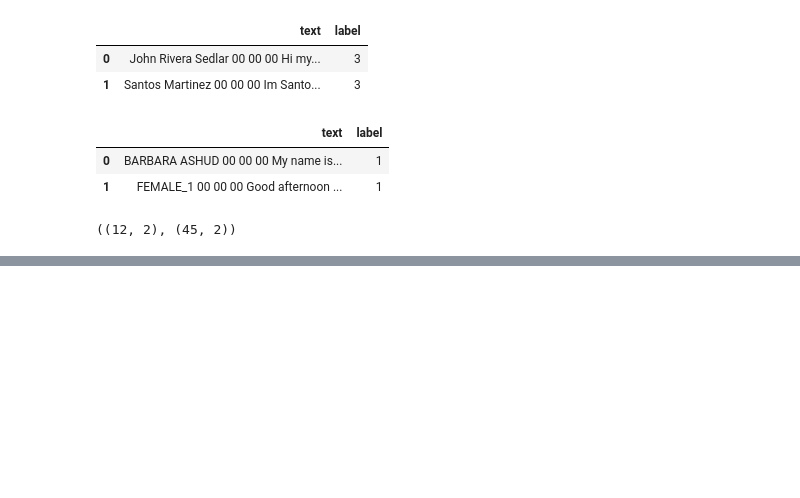
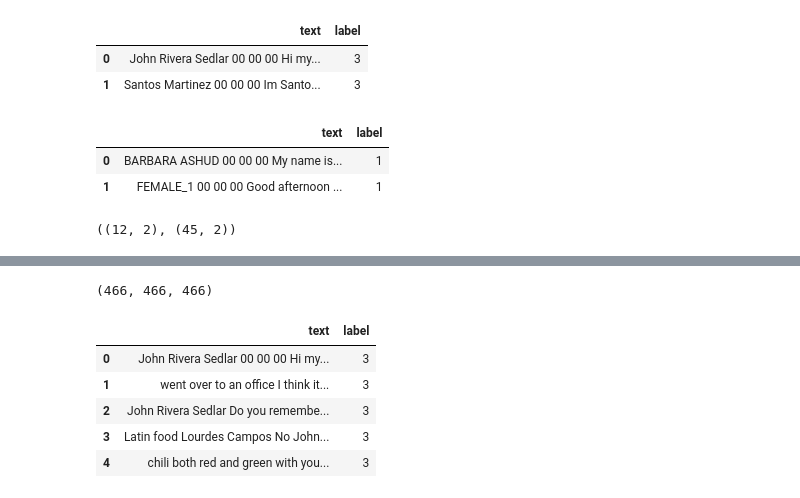
Before and after one commit to ej-castillo/BERT-interview, a Jupyter notebook: BERT-interview.ipynb, the cells around one changed output, grey strips where cells are left out. Saved outputs shown, nothing was run; the diff lists cells and outputs as text; code cells hidden in the pictures; blank space fills up the shorter version.

```diff
--- a/BERT-interview.ipynb
+++ b/BERT-interview.ipynb
@@ -167,0 +262,22 @@ val.shape, train.shape
+# %%
+val_l = []
+val_label_l = []
+val_index_l = []
+for idx,row in val.iterrows():
+  for l in row['text_split']:
+    val_l.append(l)
+    val_label_l.append(row['label'])
+    val_index_l.append(idx)
+len(val_l), len(val_label_l), len(val_index_l)
+# %% [output]
+(466, 466, 466)
+# %%
+train_df = pd.DataFrame({DATA_COLUMN:train_l, LABEL_COLUMN:label_l})
+train_df.head()
+# %% [output]
+|  | text | label |
+| 0 | John Rivera Sedlar 00 00 00 Hi my... | 3 |
+| 1 | went over to an office I think it... | 3 |
+| 2 | John Rivera Sedlar Do you remembe... | 3 |
+| 3 | Latin food Lourdes Campos No John... | 3 |
+| 4 | chili both red and green with you... | 3 |
```
Also changed, not shown: parts of 27 cells of this notebook, 1 other file.
